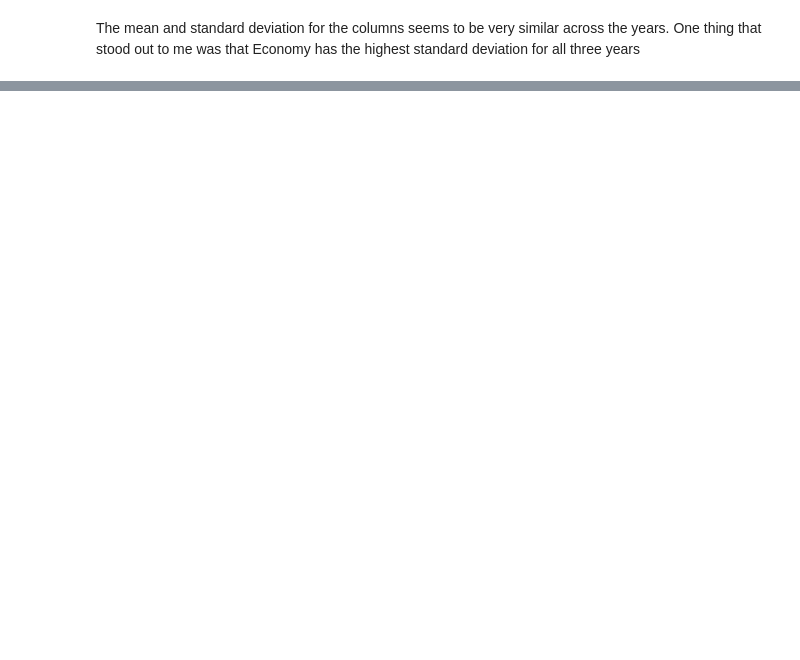
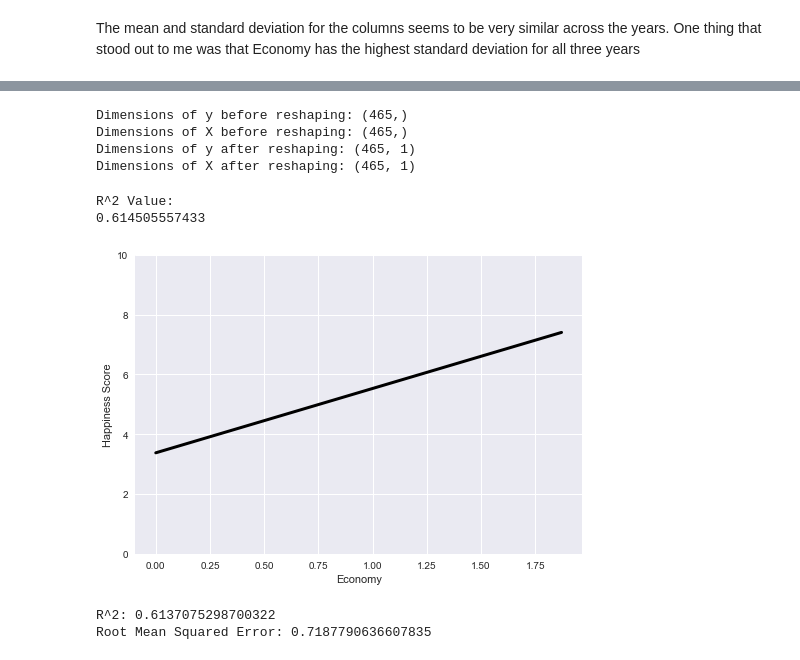
Before and after one commit to BradleyE1L/CapstoneProject2, a Jupyter notebook: Data Analysis/Global Happiness Data Analysis (matplotlib version).ipynb, the cells around one changed output, grey strips where cells are left out. Drawn from its saved outputs; the diff is of its cells as text; code cells hidden in the pictures; blank space fills up the shorter version.

```diff
--- a/Data Analysis/Global Happiness Data Analysis (matplotlib version).ipynb
+++ b/Data Analysis/Global Happiness Data Analysis (matplotlib version).ipynb
@@ -304,0 +307,5 @@ The mean and standard deviation for the columns seems to be very similar across
+# %%
+# First, I will merge the dataframes for all three years:
+DFML = [DF2015Drop_All, DF2016Drop_All, DF2017Drop_All]
+DFML = pd.concat(DFML)
+DFML
@@ -304,0 +331,75 @@ The mean and standard deviation for the columns seems to be very similar across
+# %%
+y = DFML.Happiness_Score
+X_Economy = DFML.Economy_aka_GDP_per_Capita
+
+# Print the dimensions of X and y before reshaping
+print("Dimensions of y before reshaping: {}".format(y.shape))
+print("Dimensions of X before reshaping: {}".format(X_Economy.shape))
+
+# Reshape X and y
+y = y.reshape(-1,1)
+X_Economy = X_Economy.reshape(-1,1)
+
+# Print the dimensions of X and y after reshaping
+print("Dimensions of y after reshaping: {}".format(y.shape))
+print("Dimensions of X after reshaping: {}".format(X_Economy.shape))
+# %% [output]
+Dimensions of y before reshaping: (465,)
+Dimensions of X before reshaping: (465,)
+Dimensions of y after reshaping: (465, 1)
+Dimensions of X after reshaping: (465, 1)
+# %%
+# Import LinearRegression
+from sklearn.linear_model import LinearRegression
+
+# Create the regressor: reg
+reg = LinearRegression()
+
+# Create the prediction space
+prediction_space = np.linspace(min(X_Economy), max(X_Economy)).reshape(-1,1)
+
+# Fit the model to the data
+reg.fit(X_Economy, y)
+
+# Compute predictions over the prediction space: y_pred
+y_pred = reg.predict(prediction_space)
+
+# Print R^2
+print('R^2 Value:')
+print(reg.score(X_Economy, y))
+
+# Plot regression line
+plt.plot(prediction_space, y_pred, color='black', linewidth=3)
+plt.xlabel("Economy")
+plt.ylabel("Happiness Score")
+plt.ylim([0,10])
+plt.show()
+# %% [output]
+R^2 Value:
+0.614505557433
+[figure, added]
+# %%
+# Import necessary modules
+from sklearn.linear_model import LinearRegression
+from sklearn.metrics import mean_squared_error
+from sklearn.model_selection import train_test_split
+
+# Create training and test sets
+X_train, X_test, y_train, y_test = train_test_split(X_Economy, y, test_size = 0.3, random_state=42)
+
+# Create the regressor: reg_all
+reg_all = LinearRegression()
+
+# Fit the regressor to the training data
+reg_all.fit(X_train, y_train)
+
+# Predict on the test data: y_pred
+y_pred = reg_all.predict(X_test)
+
+# Compute and print R^2 and RMSE
+print("R^2: {}".format(reg_all.score(X_test, y_test)))
+rmse = np.sqrt(mean_squared_error(y_test, y_pred))
+print("Root Mean Squared Error: {}".format(rmse))
+# %% [output]
+R^2: 0.6137075298700322
+Root Mean Squared Error: 0.7187790636607835
```
Also changed, not shown: parts of 7 cells of this notebook.
